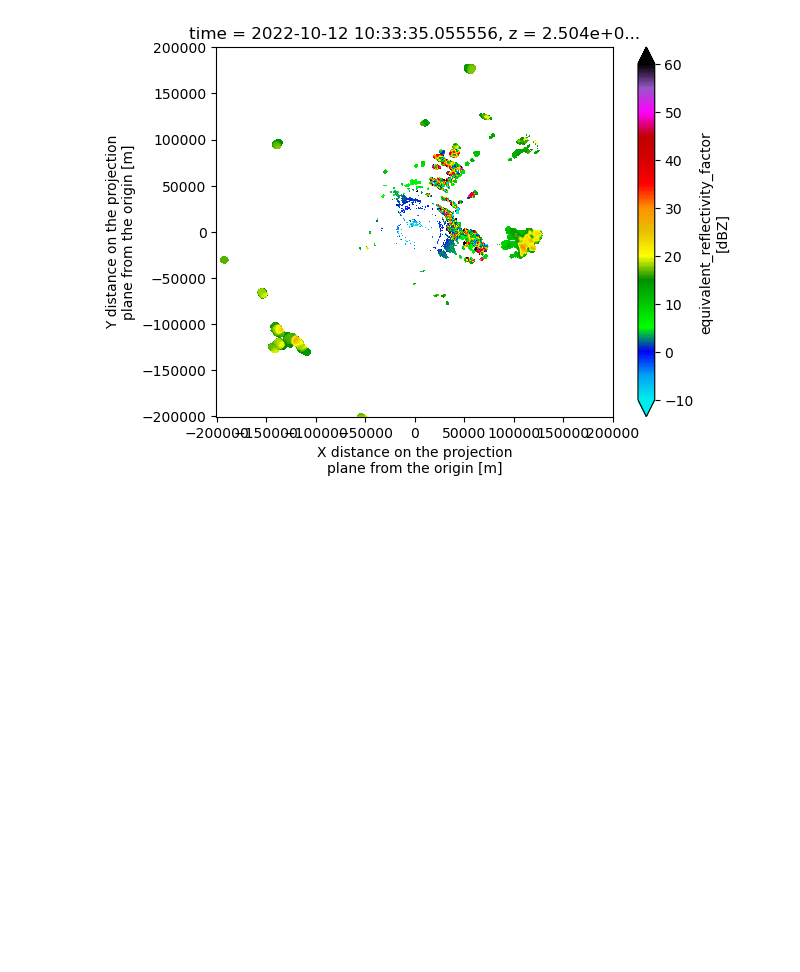
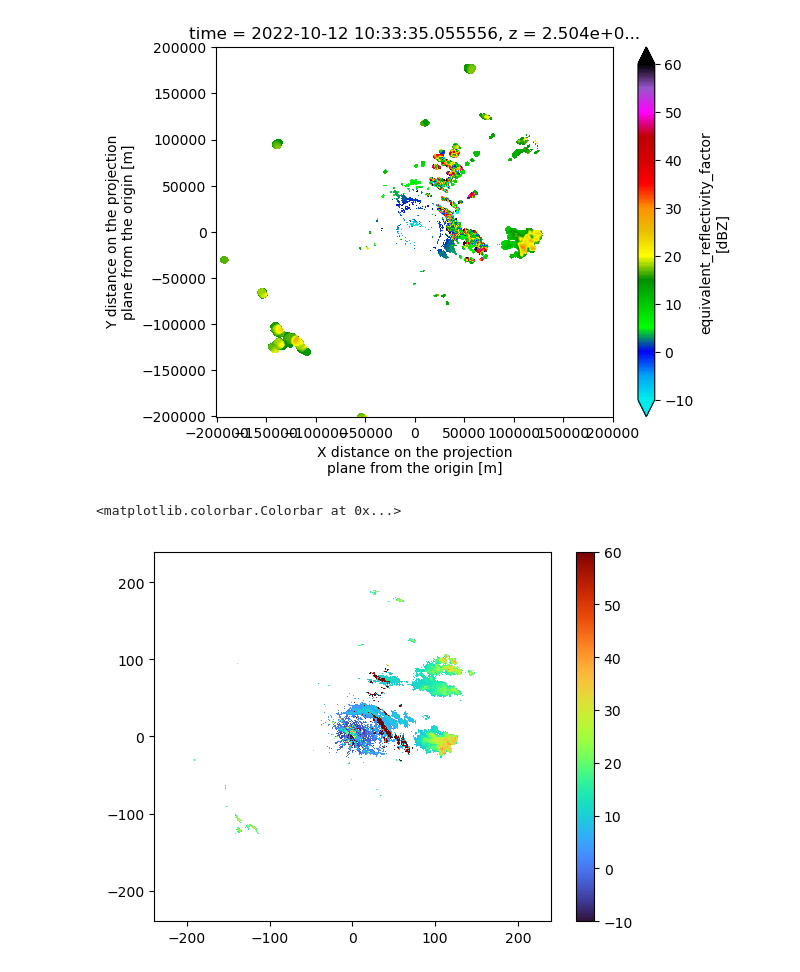
Before and after one commit to syedhamidali/test_scripts, a Jupyter notebook: MOSDAC_TERILS_Radar.ipynb, the cells around one changed output. Cells and saved outputs as stored; diff of their text form; code cells hidden in the pictures; blank space fills up the shorter version.

```diff
--- a/MOSDAC_TERILS_Radar.ipynb
+++ b/MOSDAC_TERILS_Radar.ipynb
@@ -104,0 +107,38 @@ xgrid.DBZ[0].sel(z = 2500, method = "nearest").plot(vmin=-10, vmax = 60, cmap =
+# %%
+vol = wrl.io.open_cfradial1_dataset("RCTLS_12OCT2022_103335_L2B_STD.nc")
+swp_list = []
+for v in vol:
+     # georeference and stack dimensions
+    swp = v.pipe(wrl.georef.georeference_dataset).stack(points=["azimuth", "range"])
+    swp_list.append(swp)
+# concat sweeps to volume
+vol0 = xr.concat(swp_list, dim="points")
+# Create XYZ Coordinate DataArray
+xyz = xr.concat([vol0.x, vol0.y, vol0.z], dim="xyz").transpose()
+# Create Target 3D Grid
+trgx = np.linspace(xyz[:, 0].min(),xyz[:, 0].max(), 500)
+trgy = np.linspace(xyz[:, 1].min(),xyz[:, 1].max(), 500)
+trgz = np.linspace(0, 20000, 100)
+yy, hh, xx = np.meshgrid(trgy,trgz,trgx)
+trgxyz = np.stack([xx.flatten(), yy.flatten(), hh.flatten()]).T
+# Create Gridder/Interpolator
+trgshape=xx.shape
+gridder = wrl.vpr.CAPPI(polcoords=xyz,
+                     gridcoords=trgxyz,
+                     gridshape=trgshape,
+                     maxrange=200000,
+                     minelev=0,
+                     maxelev=21,
+                     ipclass=wrl.ipol.Nearest)
+# Interpolate Data into 3D Grid
+crtd_ref = vol0.DBZ#.where(((vol0.RHOHV < 1.0) & (vol0.ZDR>-4) & ((vol0.PHIDP > 150) | (vol0.PHIDP < -150))))
+vol_zh = np.ma.masked_invalid(gridder(crtd_ref.values).reshape(trgshape))
+trgx = trgxyz[:, 0].reshape(trgshape)[0, 0, :]
+trgy = trgxyz[:, 1].reshape(trgshape)[0, :, 0]
+trgz = trgxyz[:, 2].reshape(trgshape)[:, 0, 0]
+# %%
+plt.pcolormesh(trgx/1e3, trgy/1e3, vol_zh.max(axis=0), vmin = -10, vmax = 60, cmap="turbo")
+plt.colorbar()
+# %% [output]
+<matplotlib.colorbar.Colorbar at 0x...>
+[figure, added]
```
Also changed, not shown: parts of 6 cells of this notebook.
